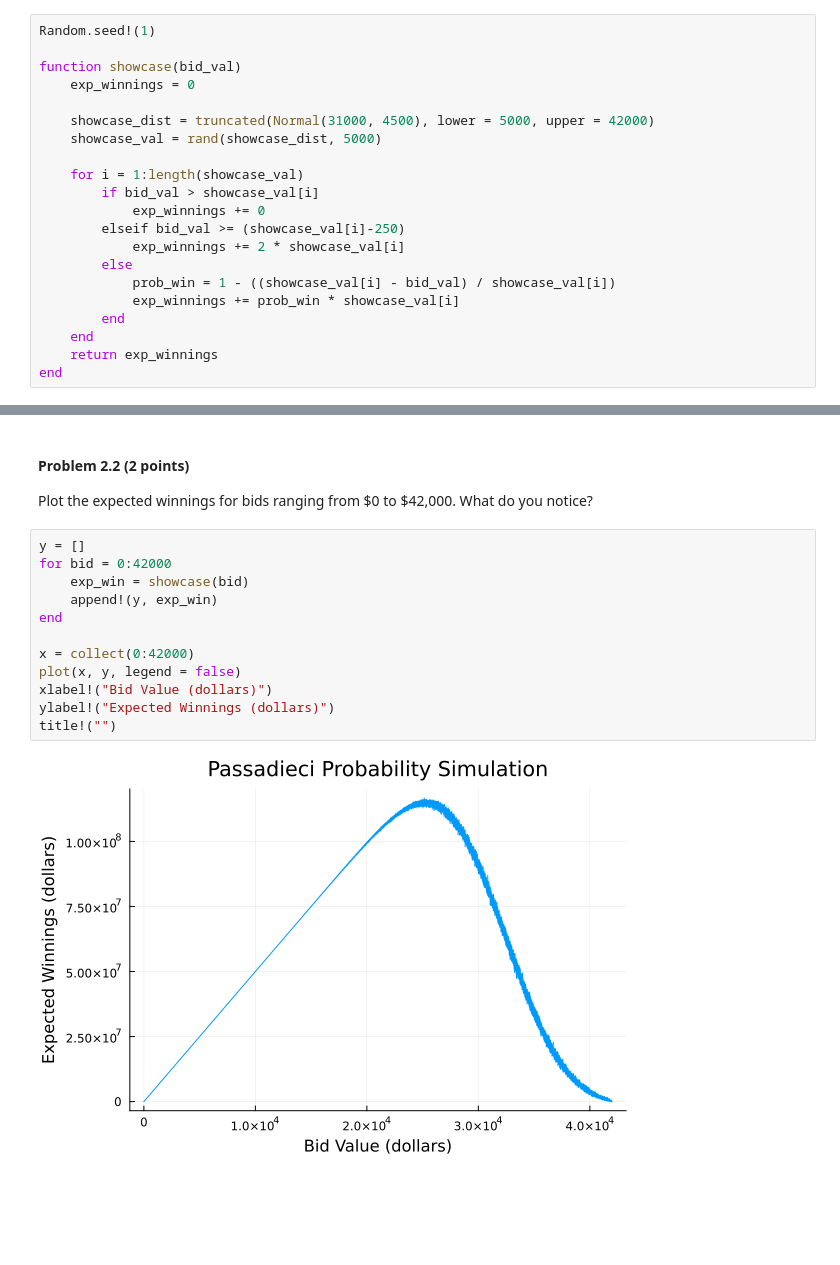
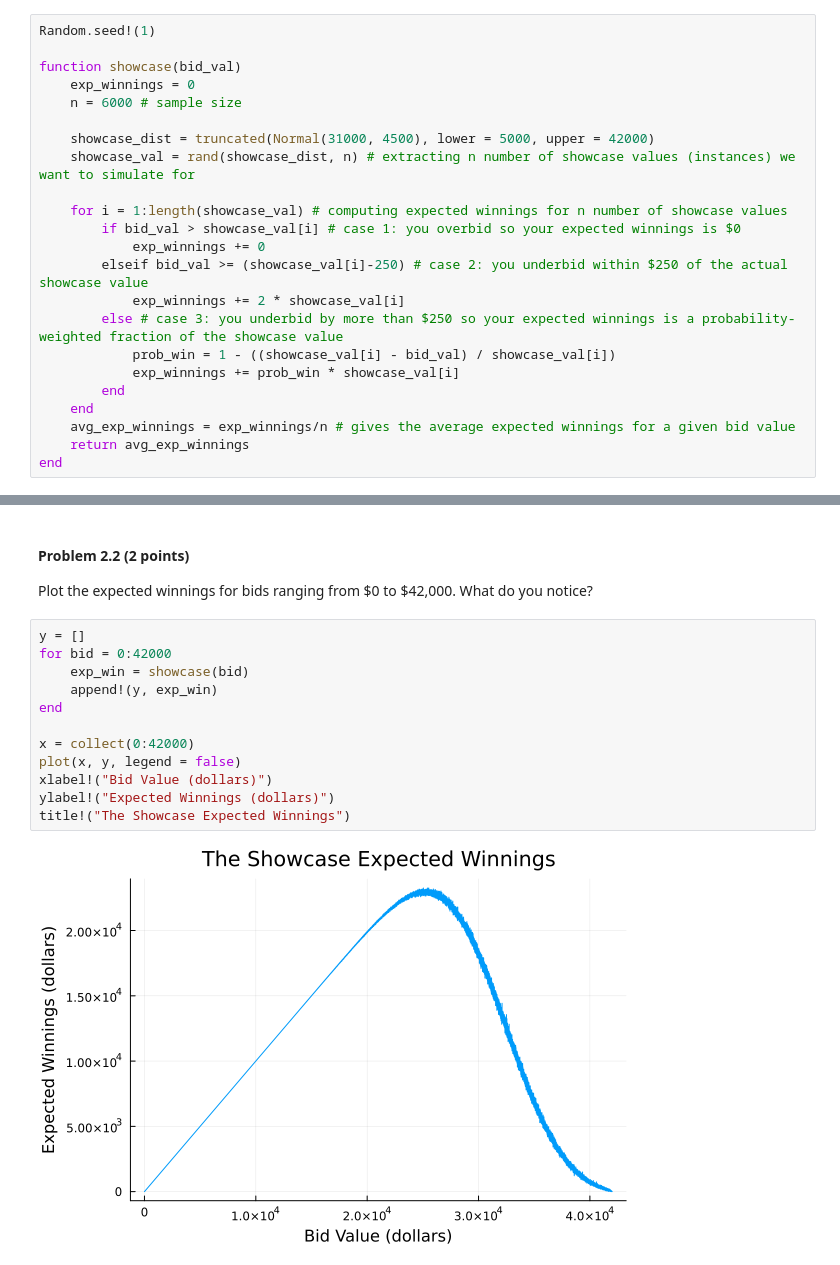
Before and after one commit to BEE4750-FA23/lab-02-akshara-c, a Jupyter notebook: lab02.ipynb, the cells around one changed output, grey strips where cells are left out. Cells and saved outputs as stored; diff of their text form; blank space fills up the shorter version.

```diff
--- a/lab02.ipynb
+++ b/lab02.ipynb
@@ -276,21 +272,23 @@ Random.seed!(1)
 
 function showcase(bid_val)
     exp_winnings = 0
+    n = 6000 # sample size
 
     showcase_dist = truncated(Normal(31000, 4500), lower = 5000, upper = 42000)
-    showcase_val = rand(showcase_dist, 5000)
+    showcase_val = rand(showcase_dist, n) # extracting n number of showcase values (instances) we want to simulate for
 
-    for i = 1:length(showcase_val)
-        if bid_val > showcase_val[i]
+    for i = 1:length(showcase_val) # computing expected winnings for n number of showcase values
+        if bid_val > showcase_val[i] # case 1: you overbid so your expected winnings is $0
             exp_winnings += 0
-        elseif bid_val >= (showcase_val[i]-250)
+        elseif bid_val >= (showcase_val[i]-250) # case 2: you underbid within $250 of the actual showcase value
             exp_winnings += 2 * showcase_val[i]
-        else
+        else # case 3: you underbid by more than $250 so your expected winnings is a probability-weighted fraction of the showcase value
             prob_win = 1 - ((showcase_val[i] - bid_val) / showcase_val[i])
             exp_winnings += prob_win * showcase_val[i]
         end
     end
-    return exp_winnings
+    avg_exp_winnings = exp_winnings/n # gives the average expected winnings for a given bid value
+    return avg_exp_winnings
 end
 # %% [output]
 showcase (generic function with 1 method)
@@ -302,14 +302,14 @@ do you notice?
 # %%
 y = []
 for bid = 0:42000
     exp_win = showcase(bid)
     append!(y, exp_win)
 end
 
 x = collect(0:42000)
 plot(x, y, legend = false)
 xlabel!("Bid Value (dollars)")
 ylabel!("Expected Winnings (dollars)")
-title!("")
+title!("The Showcase Expected Winnings")
 # %% [output]
-[figure, old version]
+[figure, new version]
```
Also changed, not shown: parts of 11 cells of this notebook.
